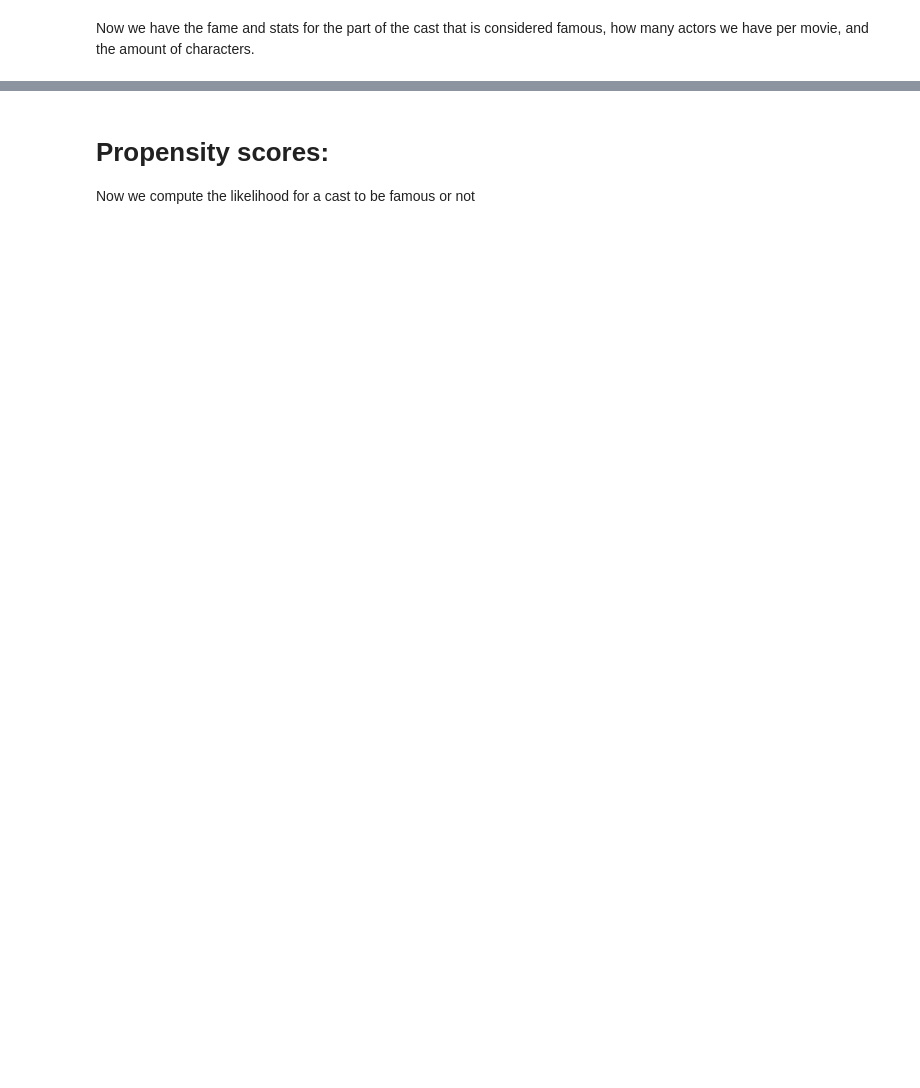
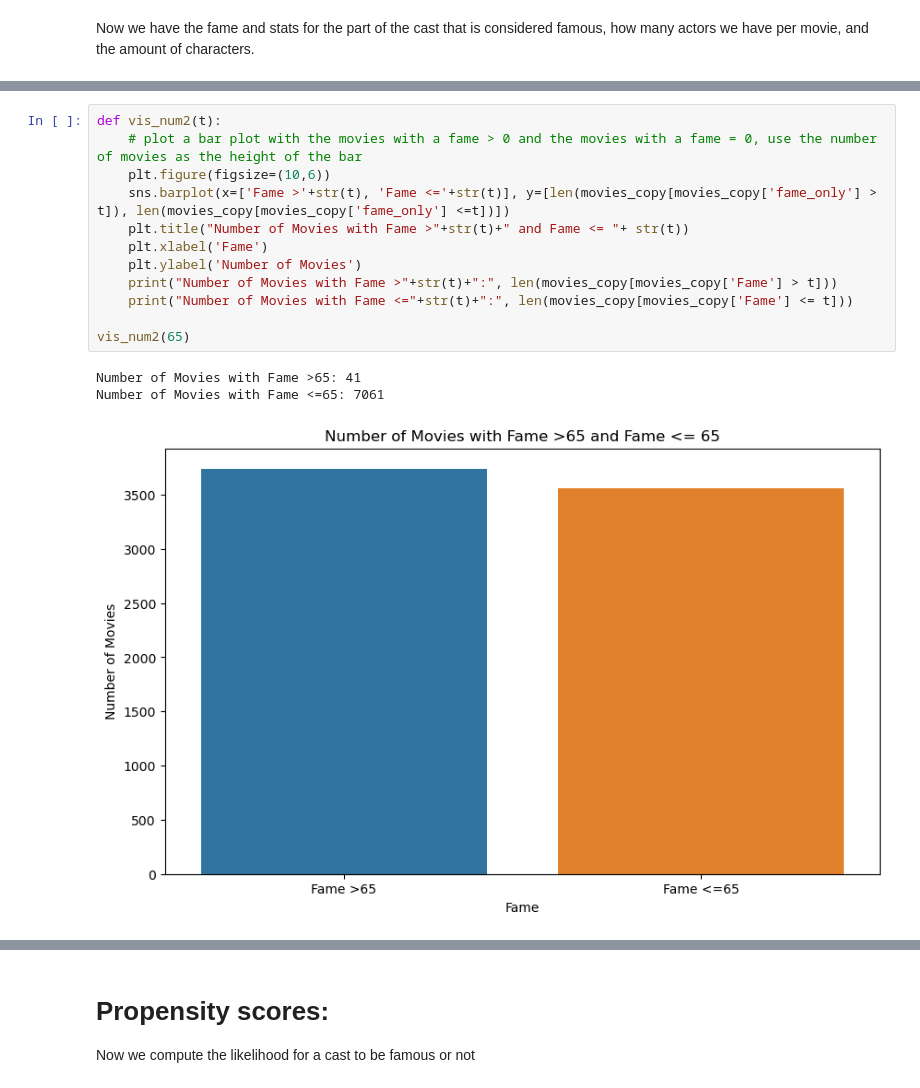
Before and after one commit to epfl-ada/ada-2023-project-shinebrightlikeadamon, a Jupyter notebook: fame_pop_analysis.ipynb, the cells around one changed output, grey strips where cells are left out. Cells and saved outputs as stored; diff of their text form; blank space fills up the shorter version.

```diff
--- a/fame_pop_analysis.ipynb
+++ b/fame_pop_analysis.ipynb
@@ -619,3 +598,19 @@ print(movies_copy[(movies_copy['languages'].apply(len) == 0) & (movies_copy['cou
+# %%
+def vis_num2(t):
+    # plot a bar plot with the movies with a fame > 0 and the movies with a fame = 0, use the number of movies as the height of the bar
+    plt.figure(figsize=(10,6))
+    sns.barplot(x=['Fame >'+str(t), 'Fame <='+str(t)], y=[len(movies_copy[movies_copy['fame_only'] > t]), len(movies_copy[movies_copy['fame_only'] <=t])])
+    plt.title("Number of Movies with Fame >"+str(t)+" and Fame <= "+ str(t))
+    plt.xlabel('Fame')
+    plt.ylabel('Number of Movies')
+    print("Number of Movies with Fame >"+str(t)+":", len(movies_copy[movies_copy['Fame'] > t]))
+    print("Number of Movies with Fame <="+str(t)+":", len(movies_copy[movies_copy['Fame'] <= t]))
+
+vis_num2(65)
+# %% [output]
+Number of Movies with Fame >65: 41
+Number of Movies with Fame <=65: 7061
+[figure, added]
 # %%
 from sklearn.preprocessing import MultiLabelBinarizer
 movies_reg = movies_copy.copy()
```
Also changed, not shown: parts of 25 cells of this notebook.
